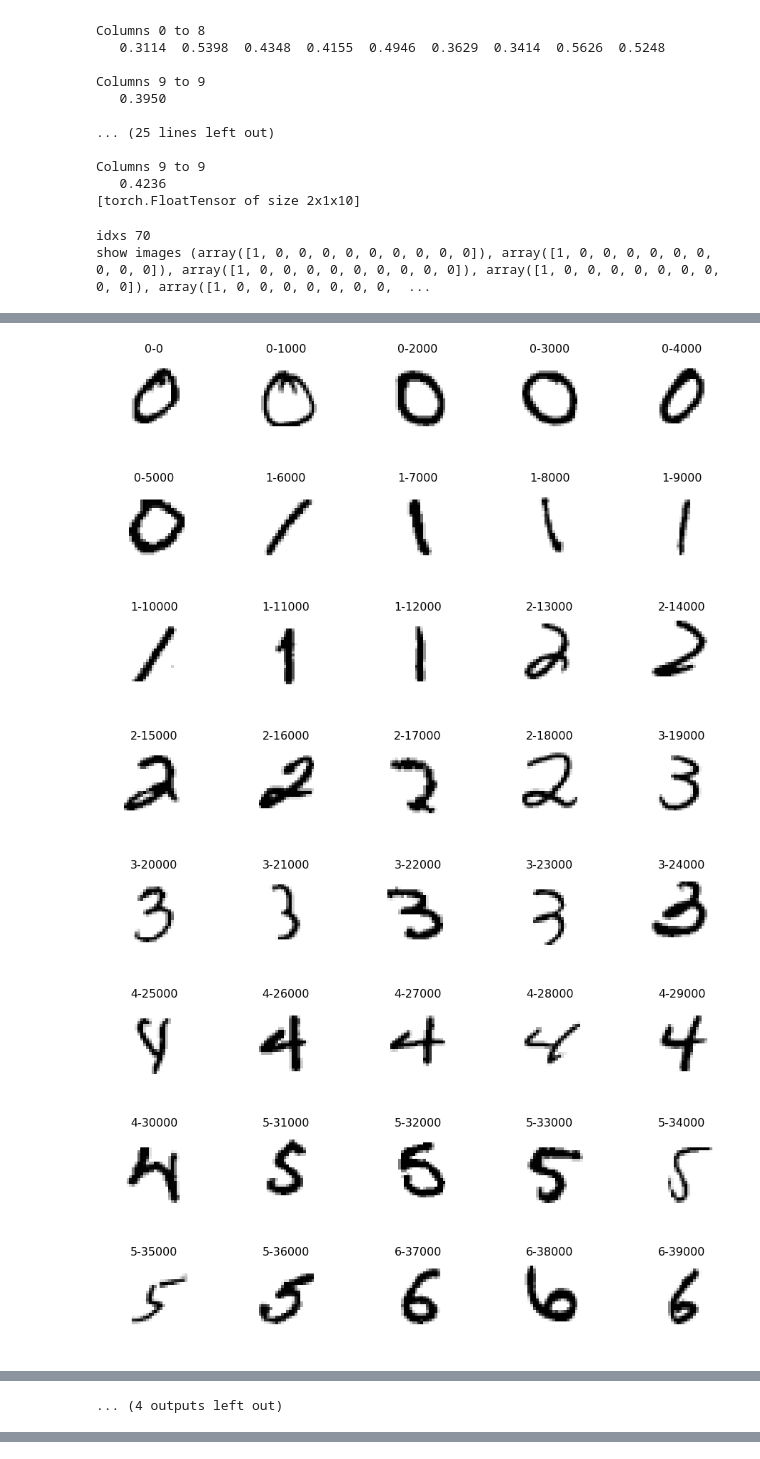
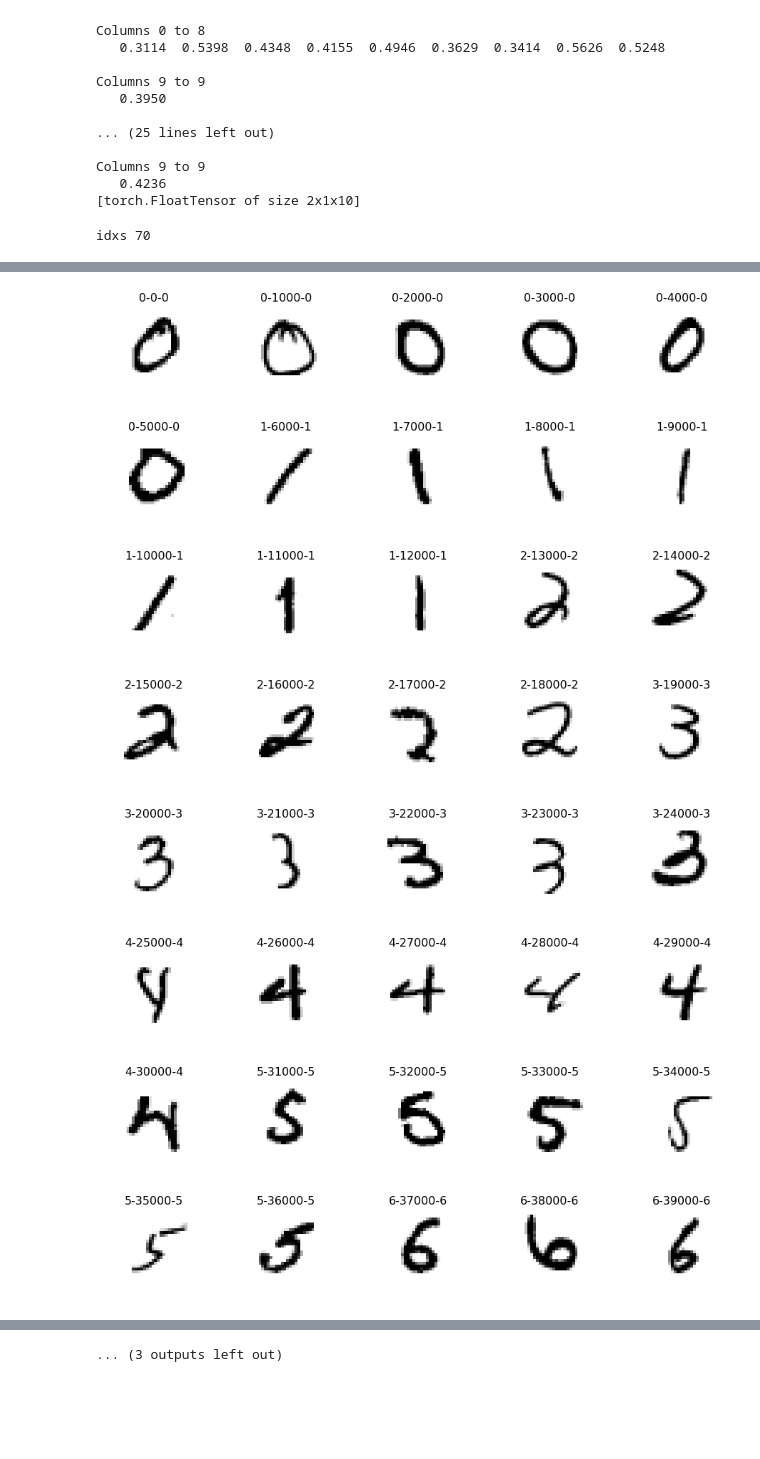
Before and after one commit to DerekLiang/neural-networks-and-deep-learning, a Jupyter notebook: src/mnist.ipynb, the cells around one changed output, grey strips where cells are left out. Saved outputs shown, nothing was run; the diff lists cells and outputs as text; code cells hidden in the pictures; blank space fills up the shorter version.

Commit message:
refactor show_batch

```diff
--- a/src/mnist.ipynb
+++ b/src/mnist.ipynb
@@ -243,11 +243,12 @@ def get_batch(idxs, bs = 100):
     print('idxs', len(idxs))
     for i in range(0, len(idxs)//bs):
         yield [ ( j, \
+                   mnist.target[j], \
                    np.array(mnist.data[j]), \
                    (numbers == mnist.target[j]).astype(int)\
                  ) for j in idxs[i*bs:(i+1)*bs] ]
 # %%
-def show_batch(idxs):
+def show_batch(idxs, targets):
     w=10
     h=10
     columns = 5
@@ -258,15 +259,14 @@ def show_batch(idxs):
         img =  mnist.data[idx].reshape((28,28))
         sp = fig.add_subplot(rows, columns , i)
         sp.axis('Off')
-        sp.set_title(str(int(mnist.target[idx]))+'-'+str(idx), fontsize=16)
+        sp.set_title(str(int(mnist.target[idx]))+'-'+str(idx)+'-'+str(int(targets[i-1])), fontsize=16)
         fig.add_subplot(rows, columns, i)
         plt.imshow(img, cmap='gray_r')
 
 for b in get_batch(range(0,70000,1000), bs=5):
-    zipb = list(zip(*b))
-    print('show images', zipb[2])
-    show_batch(zipb[0])
+    idxs, targets, nn_imgs, nn_targets = list(zip(*b))
+    #print('show images', zipb[2])
+    show_batch(idxs, targets)
     #show_batch(range(0,70000,1000))
 # %% [output]
 idxs 70
-show images (array([1, 0, 0, 0, 0, 0, 0, 0, 0, 0]), array([1, 0, 0, 0, 0, 0, 0, 0, 0, 0]), array([1, 0, 0, 0, 0, 0, 0, 0, 0, 0]), array([1, 0, 0, 0, 0, 0, 0, 0, 0, 0]), array([1, 0, 0, 0, 0, 0, 0, 0,  ...
@@ -286,8 +273,8 @@ show images (array([0, 0, 0, 0, 1, 0, 0, 0, 0, 0]), array([0, 0, 0, 0, 0, 1, 0,
-[figure, old version]
+[figure, new version]
-[figure, old version]
+[figure, new version]
-[figure, old version]
+[figure, new version]
-[figure, old version]
+[figure, new version]
-[figure, old version]
+[figure, new version]
-[figure, old version]
+[figure, new version]
-[figure, old version]
+[figure, new version]
-[figure, old version]
+[figure, new version]
@@ -296 +282,0 @@ show images (array([0, 0, 0, 0, 1, 0, 0, 0, 0, 0]), array([0, 0, 0, 0, 0, 1, 0,
-... (4 outputs left out)
@@ -297,2 +284,3 @@ show images (array([0, 0, 0, 0, 1, 0, 0, 0, 0, 0]), array([0, 0, 0, 0, 0, 1, 0,
+... (3 outputs left out)
 # %%
 !git gui
```
Also changed, not shown: parts of 1 cell of this notebook.
